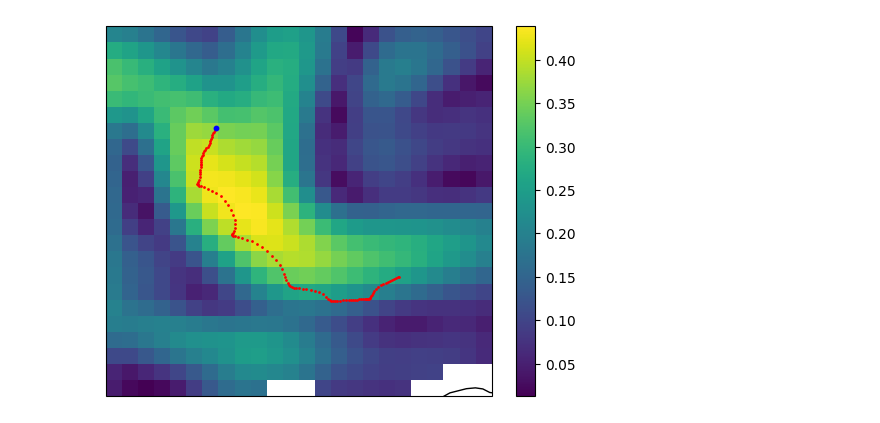
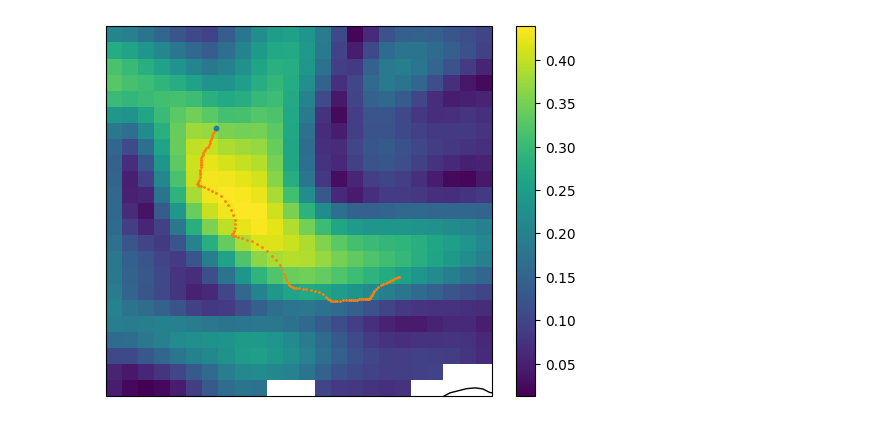
Before and after one commit to vadmbertr/sbi-hackathon-2026-pastax, a Jupyter notebook: simulate.ipynb, the cells around one changed output. Cells and saved outputs as stored; diff of their text form; code cells hidden in the pictures.

```diff
--- a/simulate.ipynb
+++ b/simulate.ipynb
@@ -12,26 +12,26 @@ traj_ds = xr.open_dataset("data/traj_for_sim.nc")
 # %%
 fig, ax = plt.subplots(1, 1, subplot_kw={"projection": ccrs.PlateCarree()})
 
 im = ax.pcolormesh(
     currents_ds.longitude,
     currents_ds.latitude,
     (currents_ds.ucos.isel(time=0) ** 2 + currents_ds.vcos.isel(time=0) ** 2) ** 0.5,
     cmap="viridis",
 )
 fig.colorbar(im, ax=ax)
 
 ax.scatter(
-    traj_ds.lon, traj_ds.lat, c="red", s=1,
+    traj_ds.lon, traj_ds.lat, c="C1", s=1,
 )
 ax.scatter(
-    traj_ds.lon[0], traj_ds.lat[0], c="blue", s=10,
+    traj_ds.lon[0], traj_ds.lat[0], c="C0", s=10,
 )
 
 ax.coastlines()
 
 plt.show()
 # %% [output]
-[figure, old version]
+[figure, new version]
 # %%
 x0 = np.asarray([traj_ds["lon"][0].values, traj_ds["lat"][0].values])
 # %%
```
Also changed, not shown: parts of 2 cells of this notebook, 1 other file.
